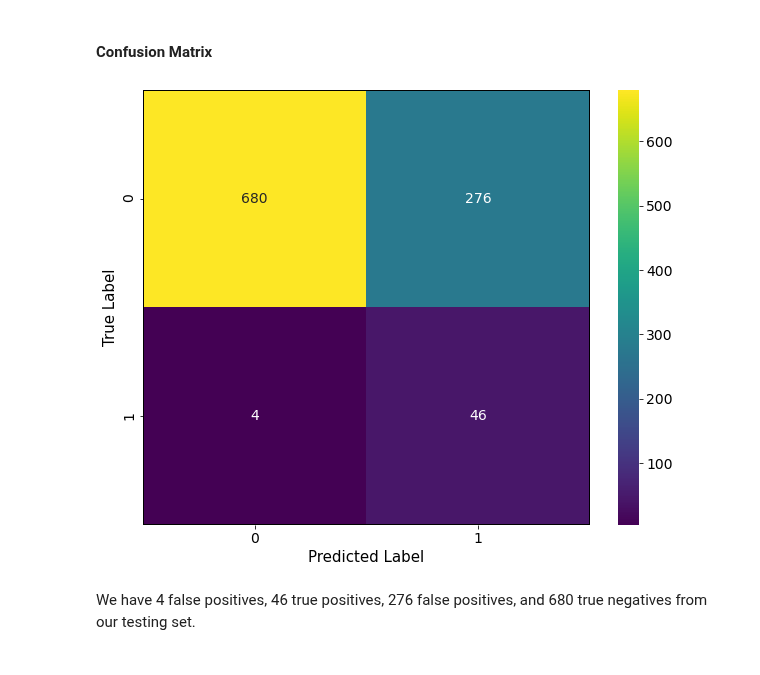
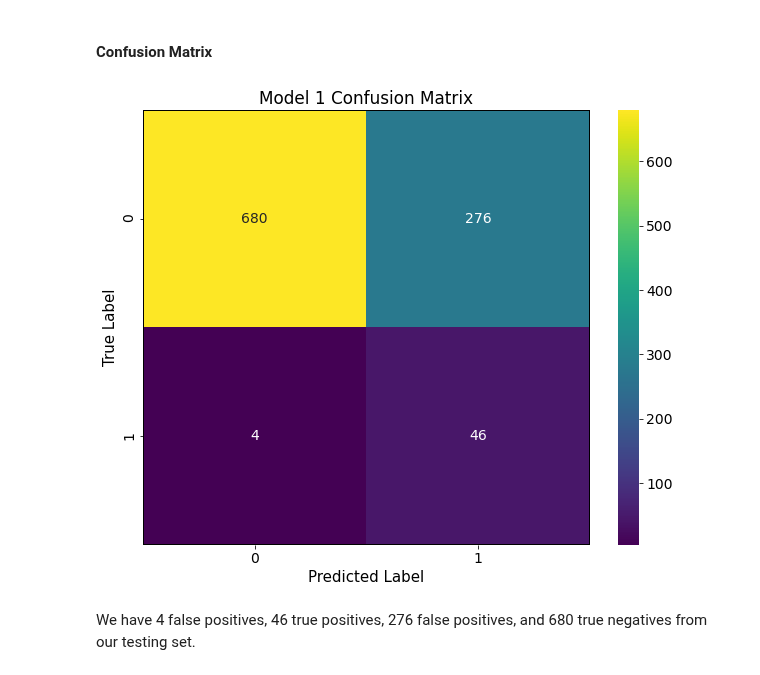
Before and after one commit to jordanate/machine-learning-classification, a Jupyter notebook: stroke-machine-learning-classification.ipynb, the cells around one changed output. Cells and saved outputs as stored; diff of their text form; code cells hidden in the pictures.

```diff
--- a/stroke-machine-learning-classification.ipynb
+++ b/stroke-machine-learning-classification.ipynb
@@ -908,20 +915,21 @@ Since our model would be a preliminary screening, part of the logic behind this
 # %%
 conf_mat_best = confusion_matrix(y_test, y_pred_best_threshold)
 fig, ax = plt.subplots(figsize = (10, 8))
 sns.heatmap(conf_mat_best, annot = True, fmt='g', annot_kws={'fontsize': 14},
             cmap = 'viridis', linecolor = 'black', ax = ax)
 ax.set_ylabel('True Label', size = 15)
 ax.set_xlabel('Predicted Label', size = 15)
+ax.set_title('Model 1 Confusion Matrix')
 ax.axhline(y = 0, color='k',linewidth = 1)
 ax.axhline(y = conf_mat_best.shape[1], color = 'k',
             linewidth = 2)
 ax.axvline(x = 0, color = 'k',
             linewidth = 1)
 ax.axvline(x = conf_mat_best.shape[0],
             color = 'k', linewidth = 2)
 plt.show()
 # %% [output]
-[figure, old version]
+[figure, new version]
 # %% [markdown]
 We have 4 false positives, 46 true positives, 276 false positives, and 680 true negatives from our testing set.
 # %% [markdown]
```
Also changed, not shown: parts of 9 cells of this notebook, 2 other files.
